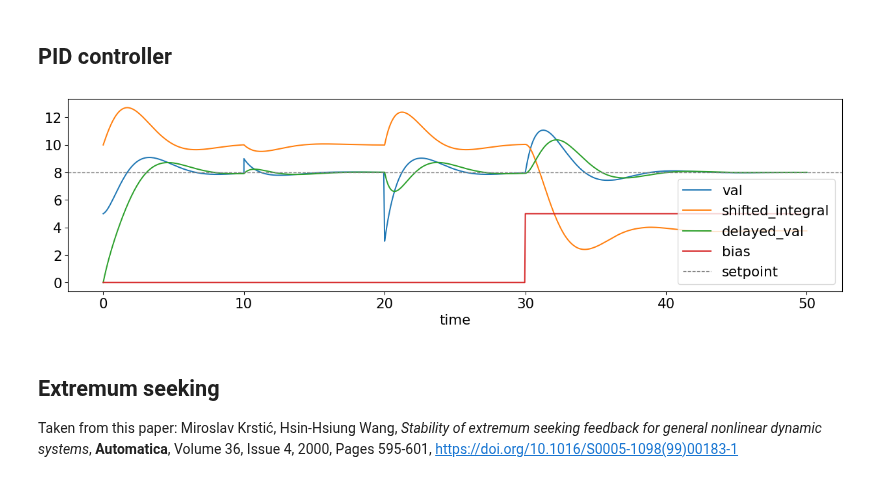
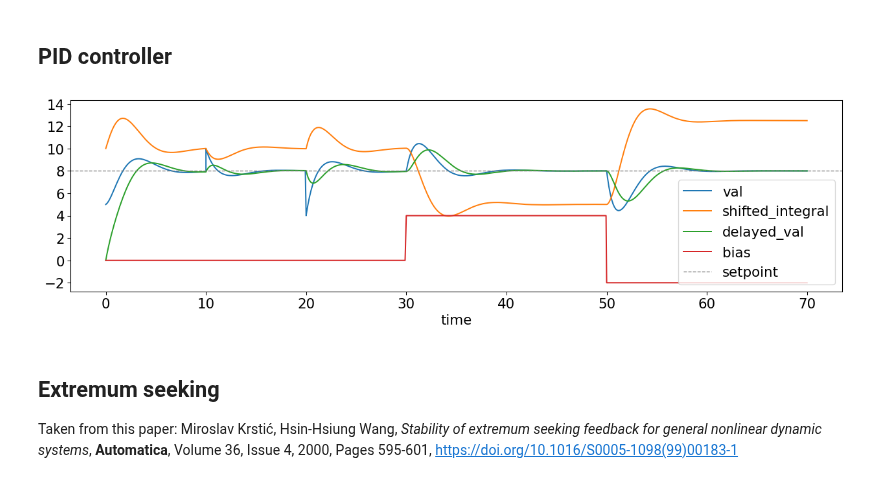
Before and after one commit to UC-Davis-molecular-computing/ode2tn, a Jupyter notebook: notebook.ipynb, the cells around one changed output. Saved outputs shown, nothing was run; the diff lists cells and outputs as text; code cells hidden in the pictures.

```diff
--- a/notebook.ipynb
+++ b/notebook.ipynb
@@ -292,40 +292,41 @@ proportional_term = P * (setpoint - val)
 integral_term = I * (shifted_integral - shift)  # we shift integral up to stop it from going negative
 derivative_term = D * (val - delayed_val)
 odes = {
     val: proportional_term + integral_term + derivative_term,
     shifted_integral: setpoint - val,     # integral is computed exactly and is one of the variables (though shifted up)
     delayed_val: c * (val - delayed_val), # derivative is approximated and is implicitly val - delayed_val
 }
 inits = {
     val: 5,
     shifted_integral: shift,
 }
-t_eval = np.linspace(0,50,500)
+t_eval = np.linspace(0,70,500)
 figsize=(16,4)
 resets = {
-    10: {val: 9},
-    20: {val: 3},
-    30: {bias: 5},
+    10: {val: 10},
+    20: {val: 4},
+    30: {bias: 4},
+    50: {bias: -2},
 }
 gamma = 3
 beta = 1
 # need to modify the TN a bit, so instead of plot_tn, we call ode2tn to get the TN ODEs, modify them, then call gpac.plot on those
 tn_odes, tn_inits, tn_syms = ode2tn(odes, inits, gamma=gamma, beta=beta)
 val_top = tn_syms[val][0]
 tn_odes[val_top] += bias # add bias term directly to the TN ODEs to model a disturbance in the real system, not the simulated one
 tn_odes[bias] = 0
 resets = update_resets_with_ratios(odes, resets, tn_odes, tn_syms)
 dependent_symbols = {sym: sym_t/sym_b for sym, (sym_t, sym_b) in tn_syms.items()}
 import matplotlib
 gp.plot(tn_odes, tn_inits, t_eval, dependent_symbols=dependent_symbols, resets=resets, figure_size=figsize,
-       symbols_to_plot=list(dependent_symbols.keys()) + [bias], loc='lower right')
+       symbols_to_plot=list(dependent_symbols.keys()) + [bias], loc='lower left')
 import matplotlib.pyplot as plt
-plt.yticks(range(0,13,2))
+plt.yticks(range(-2,15,2))
 plt.axhline(y=setpoint, color='gray', linestyle='--', linewidth=1, label="setpoint")
 plt.legend(loc="lower right")
 plt.savefig("plots/pid-plot.pdf", format="pdf", bbox_inches="tight")
 # %% [output]
-[figure, old version]
+[figure, new version]
 # %% [markdown]
 ## Extremum seeking
 Taken from this paper:
```
Also changed, not shown: 2 other files.
